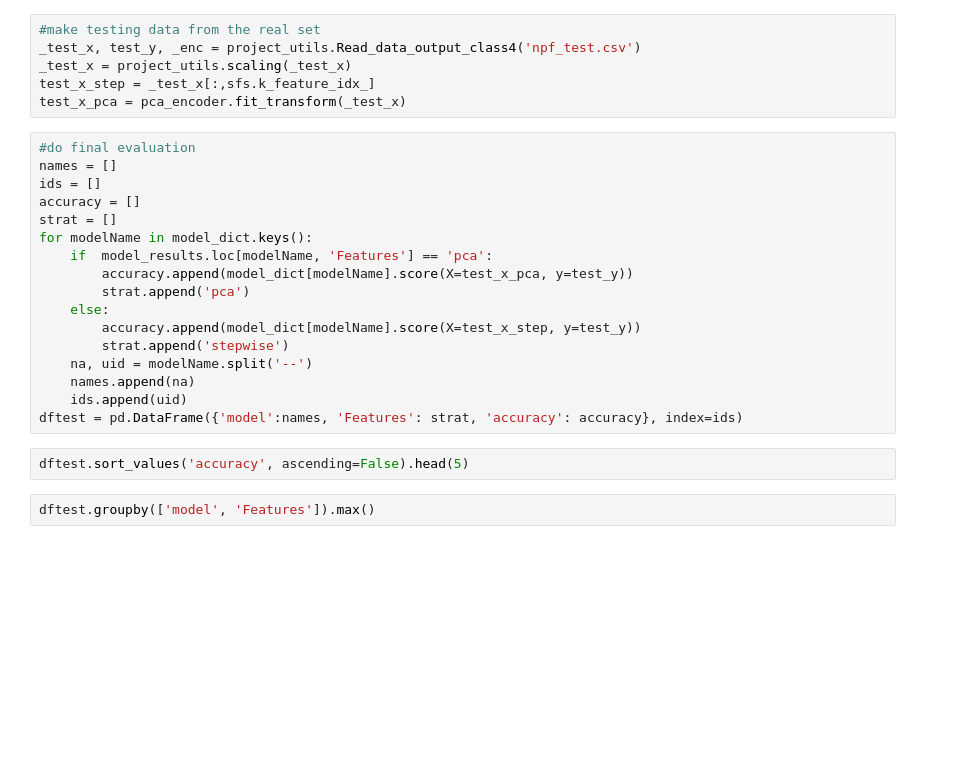
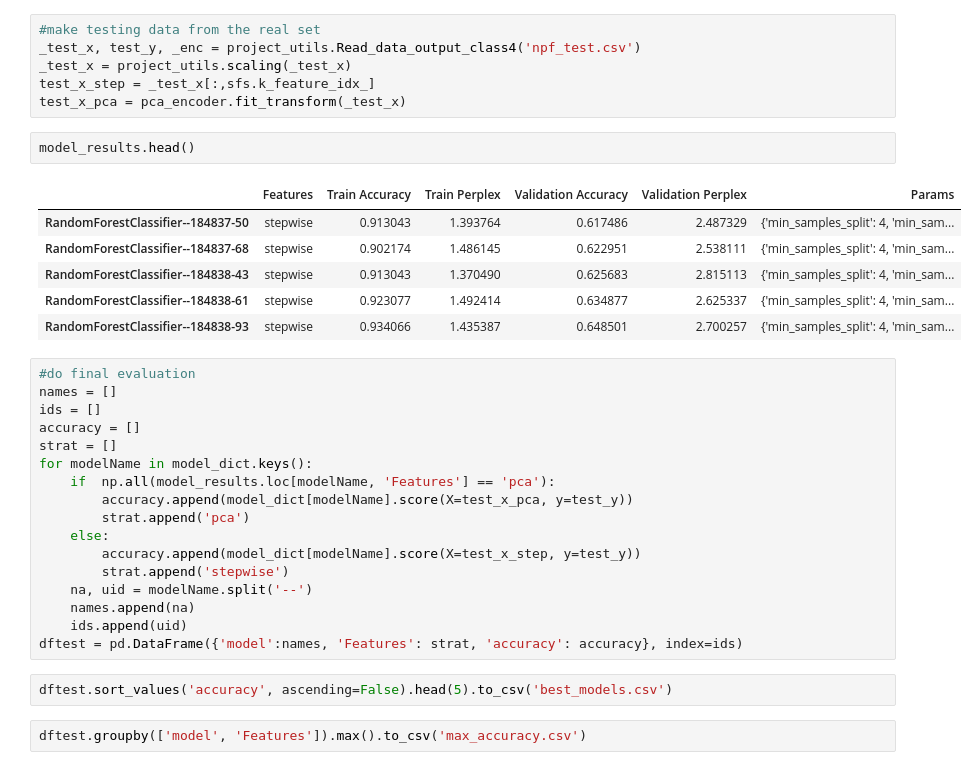
Before and after one commit to yherin/iml-project98, a Jupyter notebook: FINAL_NOTEBOOK.ipynb, the cells around one changed output. Cells and saved outputs as stored; diff of their text form; blank space fills up the shorter version.

```diff
--- a/FINAL_NOTEBOOK.ipynb
+++ b/FINAL_NOTEBOOK.ipynb
@@ -85,6 +96,15 @@ _test_x, test_y, _enc = project_utils.Read_data_output_class4('npf_test.csv')
 _test_x = project_utils.scaling(_test_x)
 test_x_step = _test_x[:,sfs.k_feature_idx_]
 test_x_pca = pca_encoder.fit_transform(_test_x)
+# %%
+model_results.head()
+# %% [output]
+|  | Features | Train Accuracy | Train Perplex | Validation Accuracy | Validation Perplex | Params |
+| RandomForestClassifier--184837-50 | stepwise | 0.913043 | 1.393764 | 0.617486 | 2.487329 | {'min_samples_split': 4, 'min_sam... |
+| RandomForestClassifier--184837-68 | stepwise | 0.902174 | 1.486145 | 0.622951 | 2.538111 | {'min_samples_split': 4, 'min_sam... |
+| RandomForestClassifier--184838-43 | stepwise | 0.913043 | 1.370490 | 0.625683 | 2.815113 | {'min_samples_split': 4, 'min_sam... |
+| RandomForestClassifier--184838-61 | stepwise | 0.923077 | 1.492414 | 0.634877 | 2.625337 | {'min_samples_split': 4, 'min_sam... |
+| RandomForestClassifier--184838-93 | stepwise | 0.934066 | 1.435387 | 0.648501 | 2.700257 | {'min_samples_split': 4, 'min_sam... |
 # %%
 #do final evaluation
 names = []
@@ -92,7 +112,7 @@ ids = []
 accuracy = []
 strat = []
 for modelName in model_dict.keys():
-    if  model_results.loc[modelName, 'Features'] == 'pca':
+    if  np.all(model_results.loc[modelName, 'Features'] == 'pca'):
         accuracy.append(model_dict[modelName].score(X=test_x_pca, y=test_y))
         strat.append('pca')
     else:
@@ -103,8 +123,8 @@ for modelName in model_dict.keys():
     ids.append(uid)
 dftest = pd.DataFrame({'model':names, 'Features': strat, 'accuracy': accuracy}, index=ids)
 # %%
-dftest.sort_values('accuracy', ascending=False).head(5)
+dftest.sort_values('accuracy', ascending=False).head(5).to_csv('best_models.csv')
 # %%
-dftest.groupby(['model', 'Features']).max()
+dftest.groupby(['model', 'Features']).max().to_csv('max_accuracy.csv')
 # %%
 dftest.groupby(['model', 'Features']).min()
```
Also changed, not shown: parts of 10 cells of this notebook, 1 other file.
